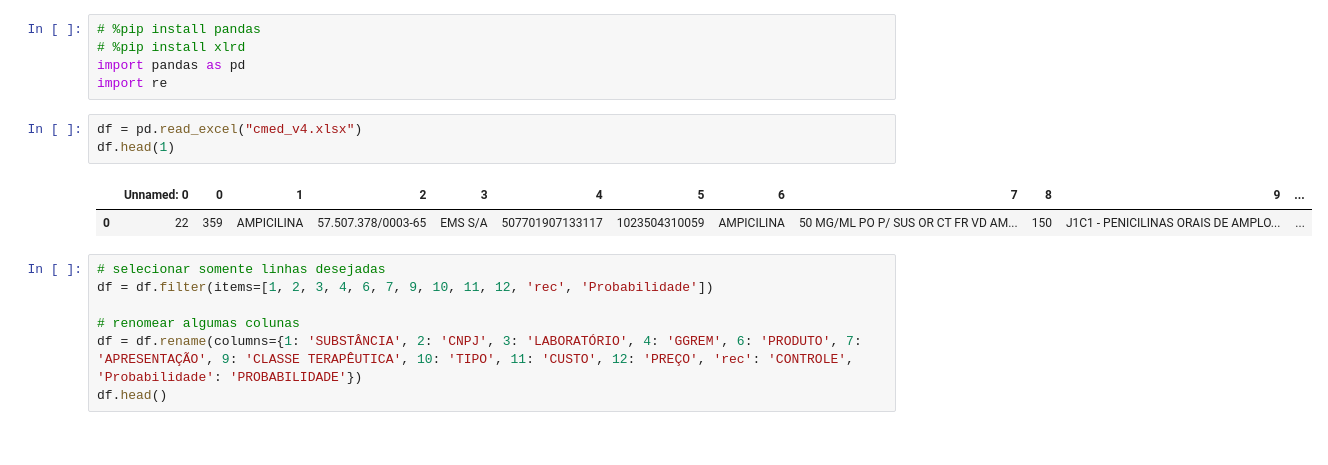
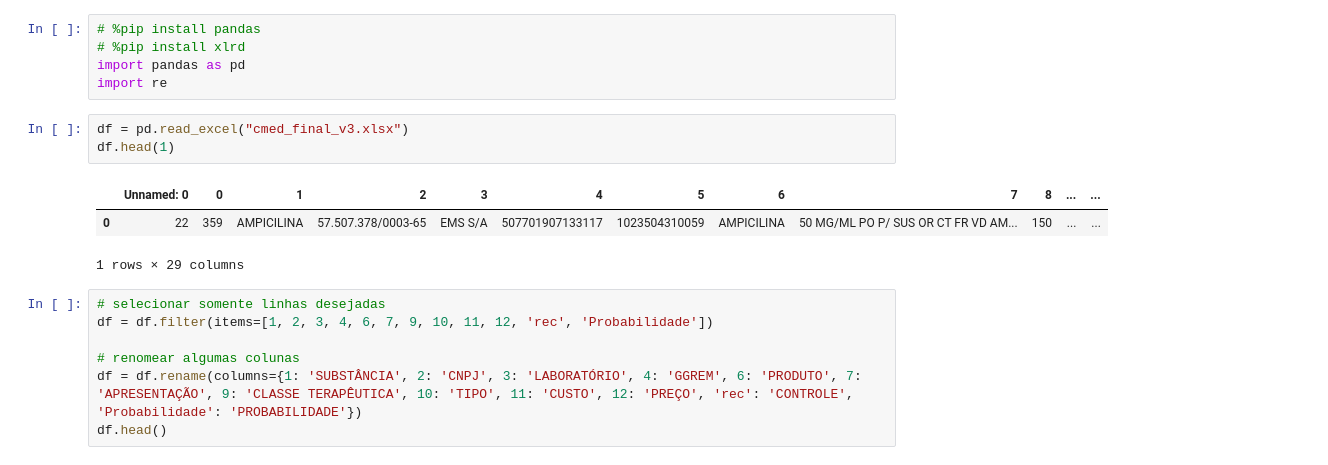
Before and after one commit to tseiiti/drogasystem, a Jupyter notebook: jupyter_pandas/insert_01_laboratorio_medicamento.ipynb, the cells around one changed output. Saved outputs shown, nothing was run; the diff lists cells and outputs as text.

```diff
--- a/jupyter_pandas/insert_01_laboratorio_medicamento.ipynb
+++ b/jupyter_pandas/insert_01_laboratorio_medicamento.ipynb
@@ -4,11 +4,12 @@
 import pandas as pd
 import re
 # %%
-df = pd.read_excel("cmed_v4.xlsx")
+df = pd.read_excel("cmed_final_v3.xlsx")
 df.head(1)
 # %% [output]
-|  | Unnamed: 0 | 0 | 1 | 2 | 3 | 4 | 5 | 6 | 7 | 8 | 9 | ... |
-| 0 | 22 | 359 | AMPICILINA | 57.507.378/0003-65 | EMS S/A | 507701907133117 | 1023504310059 | AMPICILINA | 50 MG/ML PO P/ SUS OR CT FR VD AM... | 150 | J1C1 - PENICILINAS ORAIS DE AMPLO... | ... |
+|  | Unnamed: 0 | 0 | 1 | 2 | 3 | 4 | 5 | 6 | 7 | 8 | ... | ... |
+| 0 | 22 | 359 | AMPICILINA | 57.507.378/0003-65 | EMS S/A | 507701907133117 | 1023504310059 | AMPICILINA | 50 MG/ML PO P/ SUS OR CT FR VD AM... | 150 | ... | ... |
+1 rows × 29 columns
 # %%
 # selecionar somente linhas desejadas
 df = df.filter(items=[1, 2, 3, 4, 6, 7, 9, 10, 11, 12, 'rec', 'Probabilidade'])
```
Also changed, not shown: 11 other files.
